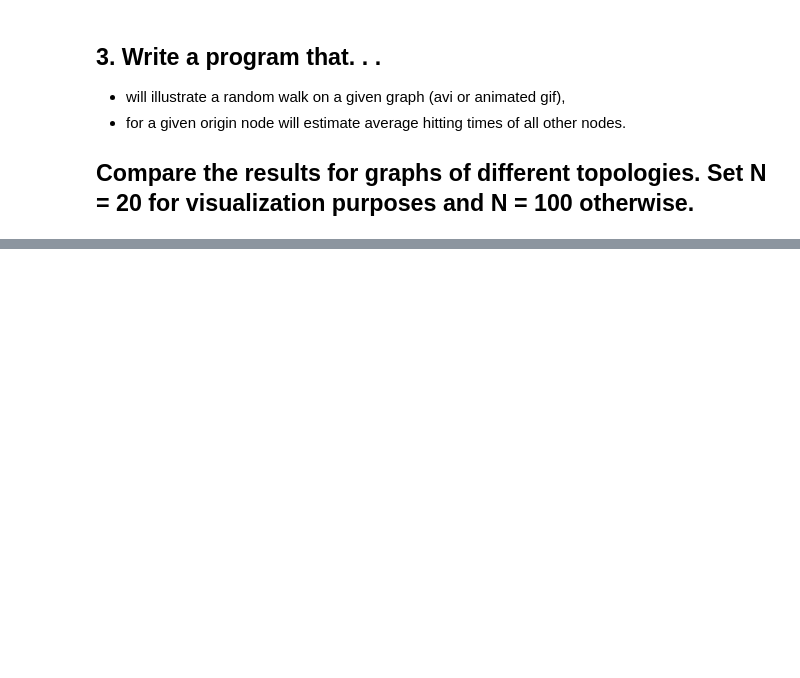
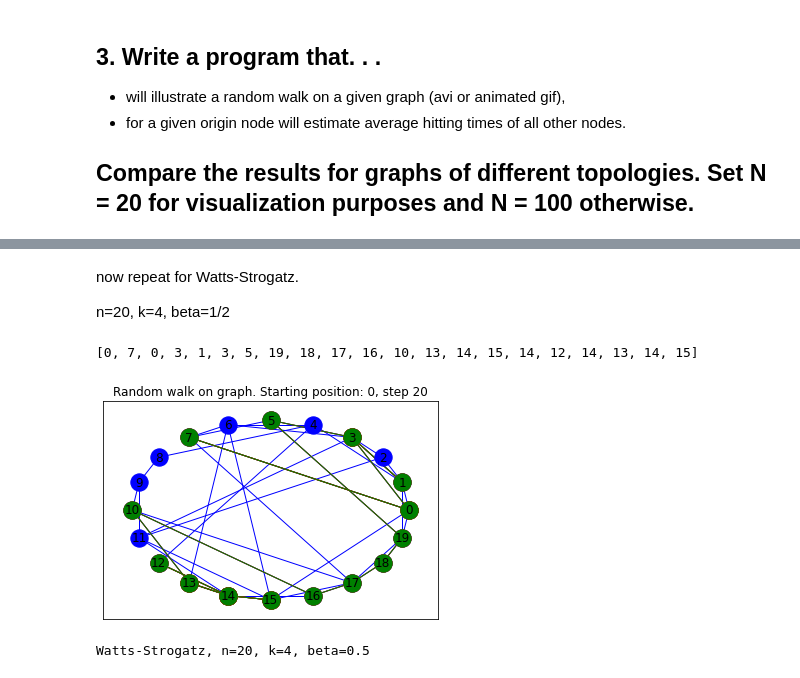
Before and after one commit to rogulforce/DPoCN, a Jupyter notebook: list_4/presentation.ipynb, the cells around one changed output, grey strips where cells are left out. Drawn from its saved outputs; the diff is of its cells as text; code cells hidden in the pictures; blank space fills up the shorter version.

```diff
--- a/list_4/presentation.ipynb
+++ b/list_4/presentation.ipynb
@@ -128,0 +184,29 @@ for i in range(mc-1):
+# %% [markdown]
+now repeat for Watts-Strogatz.
+
+n=20, k=4, beta=1/2
+# %%
+n=20
+k=4
+beta=0.5
+
+walk = RandomWalkOnGraph()
+
+# generate and load graph
+graph = watts_strogatz(n=n, k=k, beta=beta)
+walk.network = graph
+
+# generate walk
+position_list = walk.generate(starting_position=0, num_of_steps=20)
+print(position_list)
+# %% [output]
+[0, 7, 0, 3, 1, 3, 5, 19, 18, 17, 16, 10, 13, 14, 15, 14, 12, 14, 13, 14, 15]
+# %%
+# save walk
+walk.save_walk_to_gif(filename=f'watts-strogatz_n{n}_k{k}_beta{beta}')
+# %% [output]
+[figure, added]
+# %%
+print(f'Watts-Strogatz, n={n}, k={k}, beta={beta}')
+# %% [output]
+Watts-Strogatz, n=20, k=4, beta=0.5
```
Also changed, not shown: parts of 25 cells of this notebook, 17 other files.
